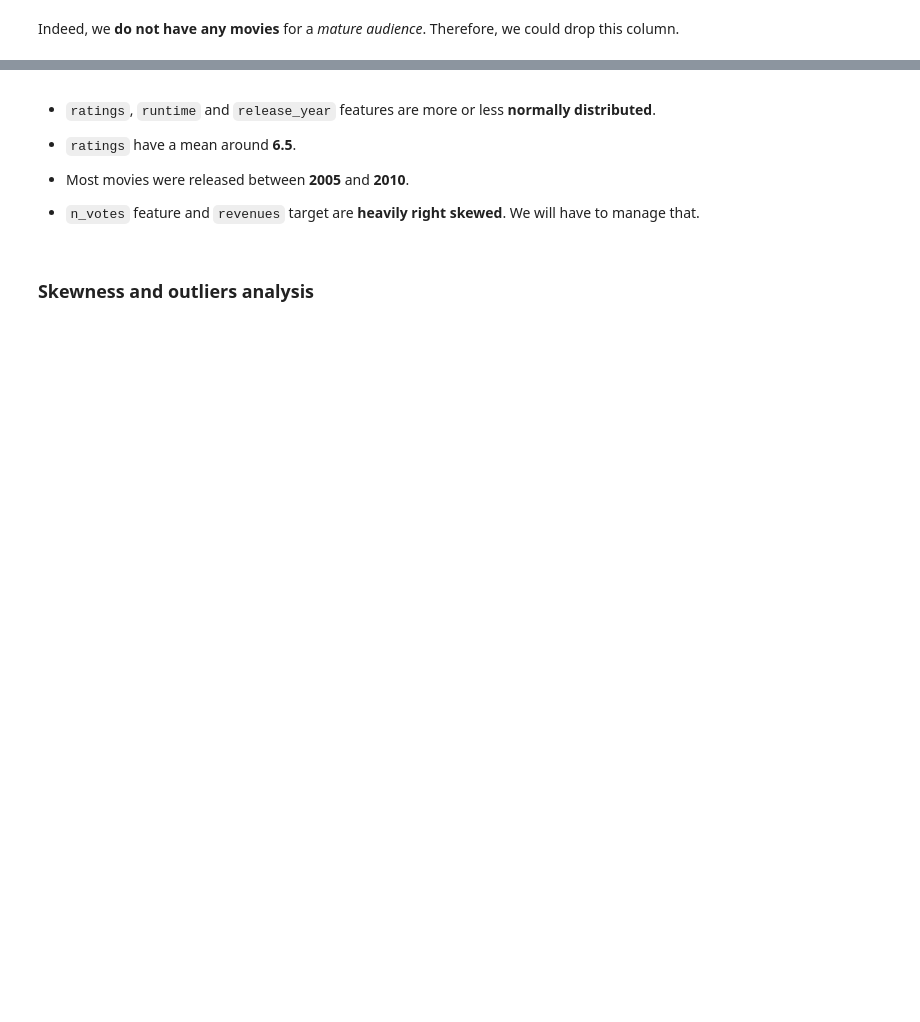
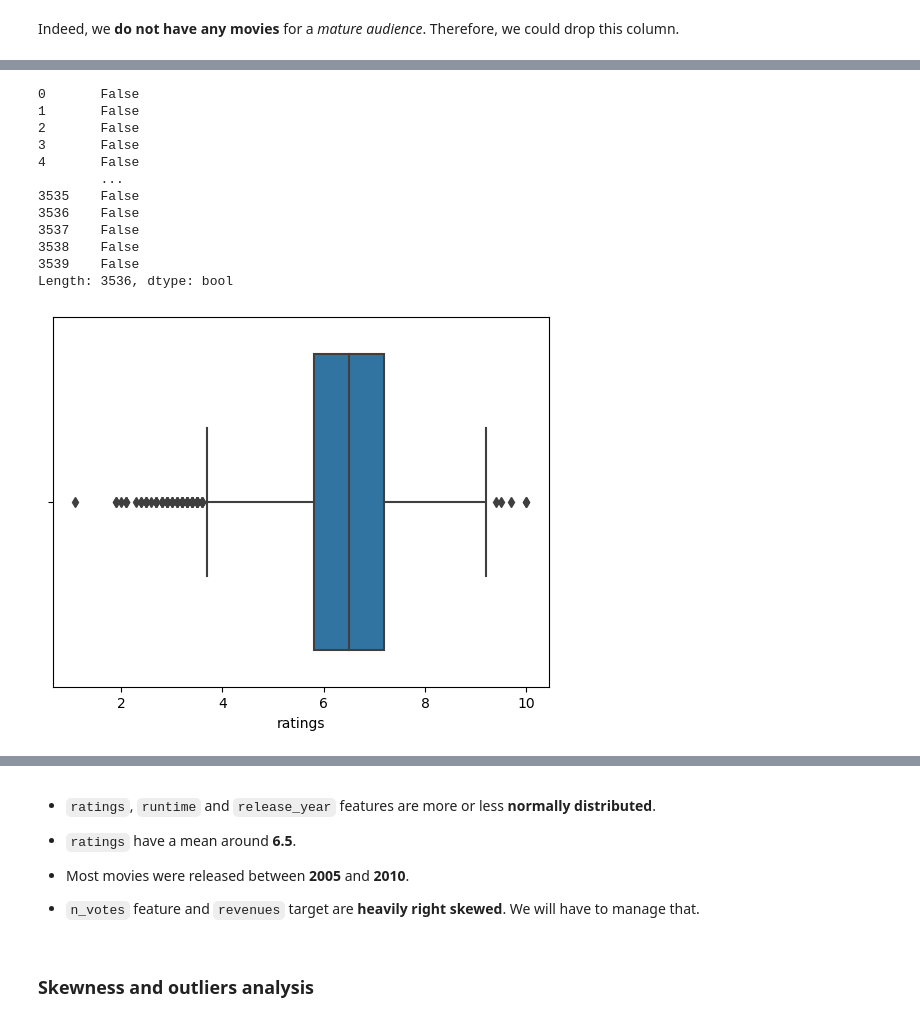
Before and after one commit to Mathieu-R/lelec2870-movie-revenue-prediction, a Jupyter notebook: eda.ipynb, the cells around one changed output, grey strips where cells are left out. Saved outputs shown, nothing was run; the diff lists cells and outputs as text; code cells hidden in the pictures; blank space fills up the shorter version.

```diff
--- a/eda.ipynb
+++ b/eda.ipynb
@@ -238,0 +394,17 @@ for col in df.select_dtypes("float"):
+# %%
+sns.boxplot(df["ratings"])
+find_outliers(df["ratings"])
+# %% [output]
+0       False
+1       False
+2       False
+3       False
+4       False
+        ...
+3535    False
+3536    False
+3537    False
+3538    False
+3539    False
+Length: 3536, dtype: bool
+[figure, added]
```
Also changed, not shown: parts of 39 cells of this notebook, 5 other files.
